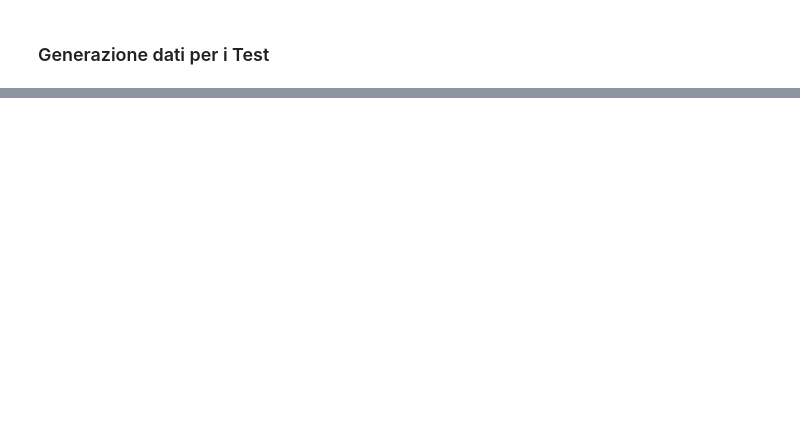
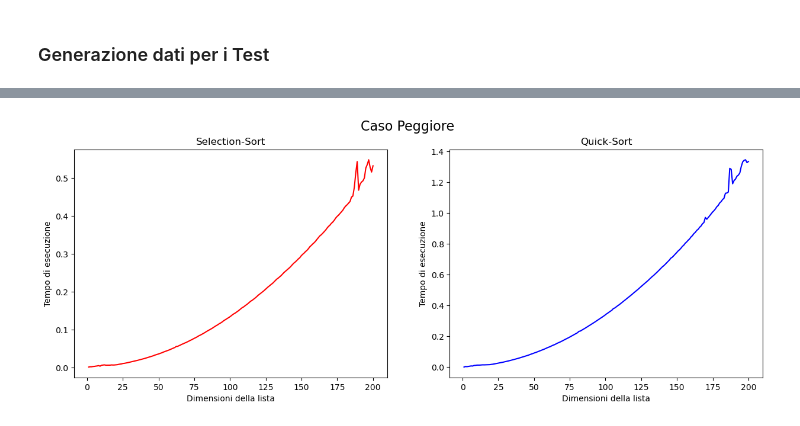
Before and after one commit to francescasani4/LabAlgoritmi_FrancescaSani, a Jupyter notebook: LaboratorioDiAlgoritmi/RelazioneEs2_FrancescaSani.ipynb, the cells around one changed output, grey strips where cells are left out. Cells and saved outputs as stored; diff of their text form; code cells hidden in the pictures; blank space fills up the shorter version.

```diff
--- a/LaboratorioDiAlgoritmi/RelazioneEs2_FrancescaSani.ipynb
+++ b/LaboratorioDiAlgoritmi/RelazioneEs2_FrancescaSani.ipynb
@@ -255,0 +244,11 @@ print(arrayTest)
+# %%
+# Caso peggiore
+for i in range(1, n):
+    arrayTestS = reversedArray(i)
+    arrayTestQ = arrayTestS
+
+    selcetionSortWorst.append(measureTime(SelectionSort, arrayTestS))
+
+    quickSortWorst.append(measureTime(QuickSort, arrayTestQ))
+
+print("Eseguito")
@@ -255,0 +302,4 @@ print(arrayTest)
+# %%
+tracePlots(selcetionSortWorst, quickSortWorst, "Caso Peggiore")
+# %% [output]
+[figure, added]
```
Also changed, not shown: parts of 20 cells of this notebook.
